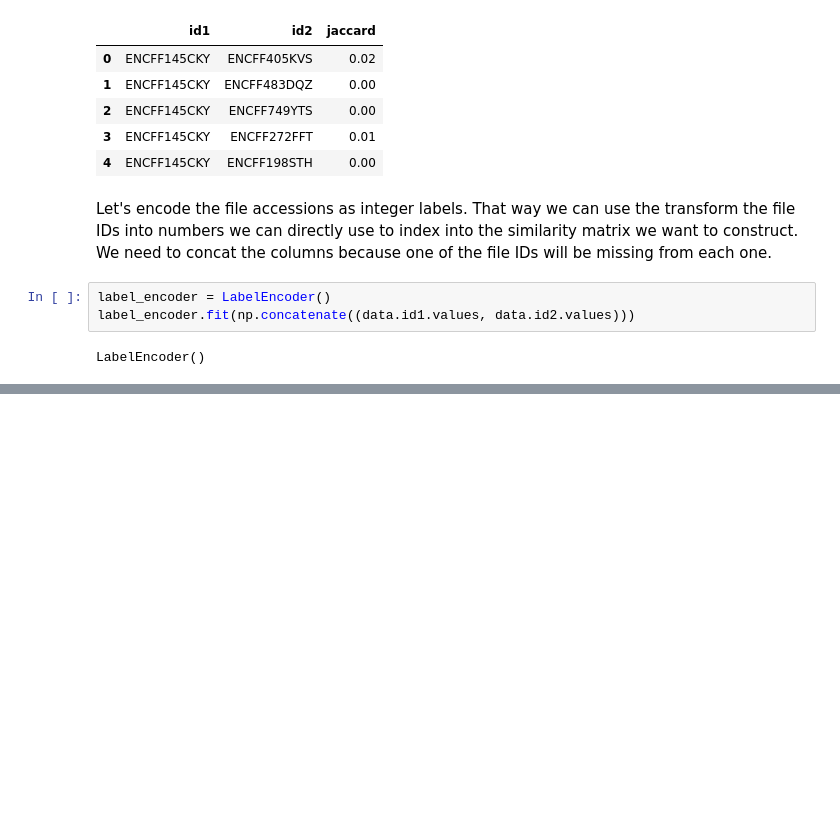
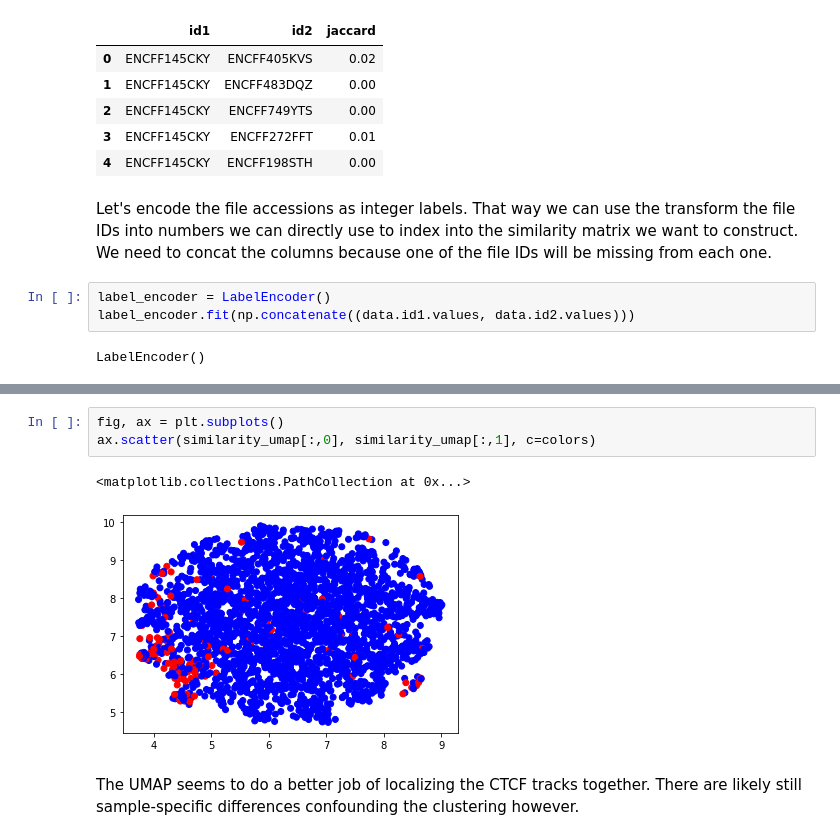
Before and after one commit to paul-sud/bigbed-jaccard, a Jupyter notebook: notebooks/multidimensional_scaling.ipynb, the cells around one changed output, grey strips where cells are left out. Cells and saved outputs as stored; diff of their text form; blank space fills up the shorter version.

```diff
--- a/notebooks/multidimensional_scaling.ipynb
+++ b/notebooks/multidimensional_scaling.ipynb
@@ -54,0 +79,8 @@ array([1818])
+# %%
+fig, ax = plt.subplots()
+ax.scatter(similarity_umap[:,0], similarity_umap[:,1], c=colors)
+# %% [output]
+<matplotlib.collections.PathCollection at 0x...>
+[figure, added]
+# %% [markdown]
+The UMAP seems to do a better job of localizing the CTCF tracks together. There are likely still sample-specific differences confounding the clustering however.
```
Also changed, not shown: parts of 14 cells of this notebook.
